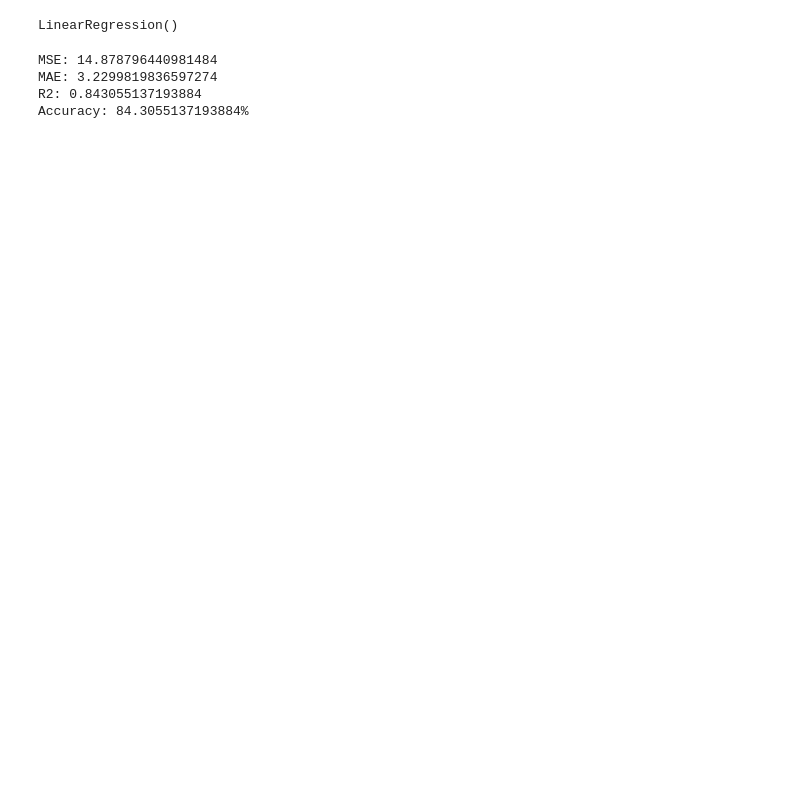
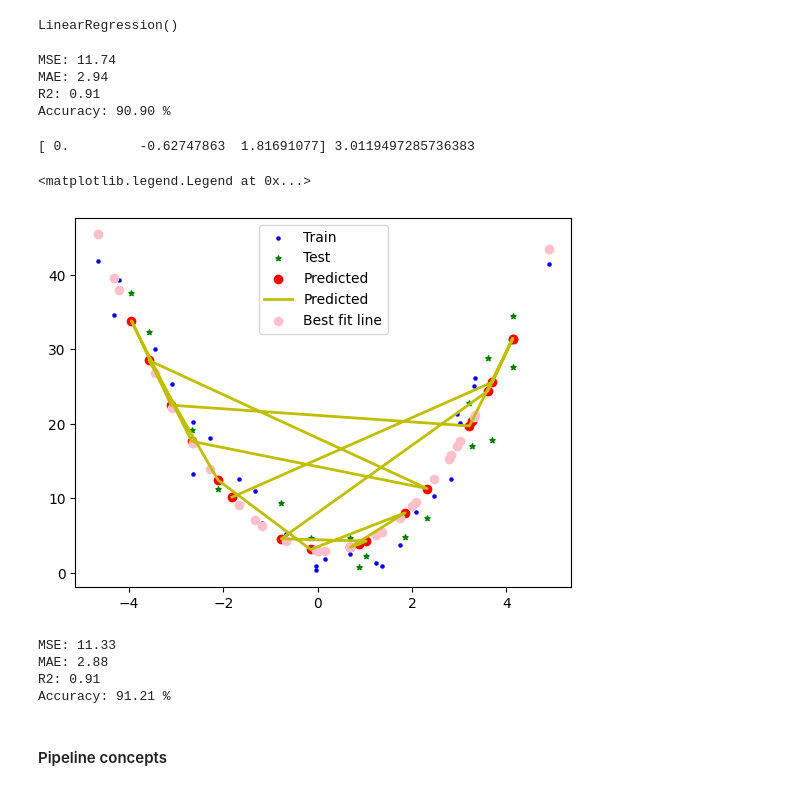
Before and after one commit to Ashok-Prajapati2/Machine-Learning, a Jupyter notebook: polynomial-reg.ipynb, the cells around one changed output. Saved outputs shown, nothing was run; the diff lists cells and outputs as text; code cells hidden in the pictures; blank space fills up the shorter version.

Commit message:
Polynomial-regression

```diff
--- a/polynomial-reg.ipynb
+++ b/polynomial-reg.ipynb
@@ -140,9 +141,48 @@ mse = mean_squared_error(y_test,y_pred)
 mae = mean_absolute_error(y_test,y_pred)
 r2 = r2_score(y_test,y_pred)
 accuracy = poly_model.score(X_test_poly,y_test)
-print(f'MSE: {mse}\nMAE: {mae}\nR2: {r2}\nAccuracy: {accuracy*100}%')
+print(f'MSE: {mse:.2f}\nMAE: {mae:.2f}\nR2: {r2:.2f}\nAccuracy: {accuracy*100 :.2f} %')
 # %% [output]
-MSE: 14.878796440981484
-MAE: 3.2299819836597274
-R2: 0.843055137193884
-Accuracy: 84.3055137193884%
+MSE: 11.74
+MAE: 2.94
+R2: 0.91
+Accuracy: 90.90 %
+# %%
+print(poly_model.coef_,poly_model.intercept_)
+# %% [output]
+[ 0.         -0.62747863  1.81691077] 3.0119497285736383
+# %%
+plt.scatter(X_train,y_train,color='b',marker='o',s=5,label='Train')
+plt.scatter(X_test,y_test,color='green',marker='*',s=15,label='Test')
+plt.scatter(X_test,poly_model.predict(X_test_poly),color='red',label='Predicted')
+plt.plot(X_test,poly_model.predict(X_test_poly),color='y',linewidth=2,label='Predicted')
+plt.scatter(X_train,poly_model.predict(X_train_poly),color='pink',label='Best fit line')
+plt.legend()
+# %% [output]
+<matplotlib.legend.Legend at 0x...>
+[figure, added]
+# %%
+## polinomial regression  degree = 3
+
+from sklearn.metrics import mean_squared_error, r2_score, mean_absolute_error
+from sklearn.linear_model import LinearRegression
+from sklearn.preprocessing import PolynomialFeatures
+poly = PolynomialFeatures(degree=3,include_bias=True)
+X_train_poly = poly.fit_transform(X_train.values.reshape(-1,1))
+X_test_poly = poly.transform(X_test.values.reshape(-1,1))
+
+poly_model = LinearRegression()
+poly_model.fit(X_train_poly,y_train)
+y_pred = poly_model.predict(X_test_poly)
+mse = mean_squared_error(y_test,y_pred)
+mae = mean_absolute_error(y_test,y_pred)
+r2 = r2_score(y_test,y_pred)
+accuracy = poly_model.score(X_test_poly,y_test)
+print(f'MSE: {mse:.2f}\nMAE: {mae:.2f}\nR2: {r2:.2f}\nAccuracy: {accuracy*100 :.2f} %')
+# %% [output]
+MSE: 11.33
+MAE: 2.88
+R2: 0.91
+Accuracy: 91.21 %
+# %% [markdown]
+#### Pipeline concepts
```
Also changed, not shown: parts of 11 cells of this notebook.
